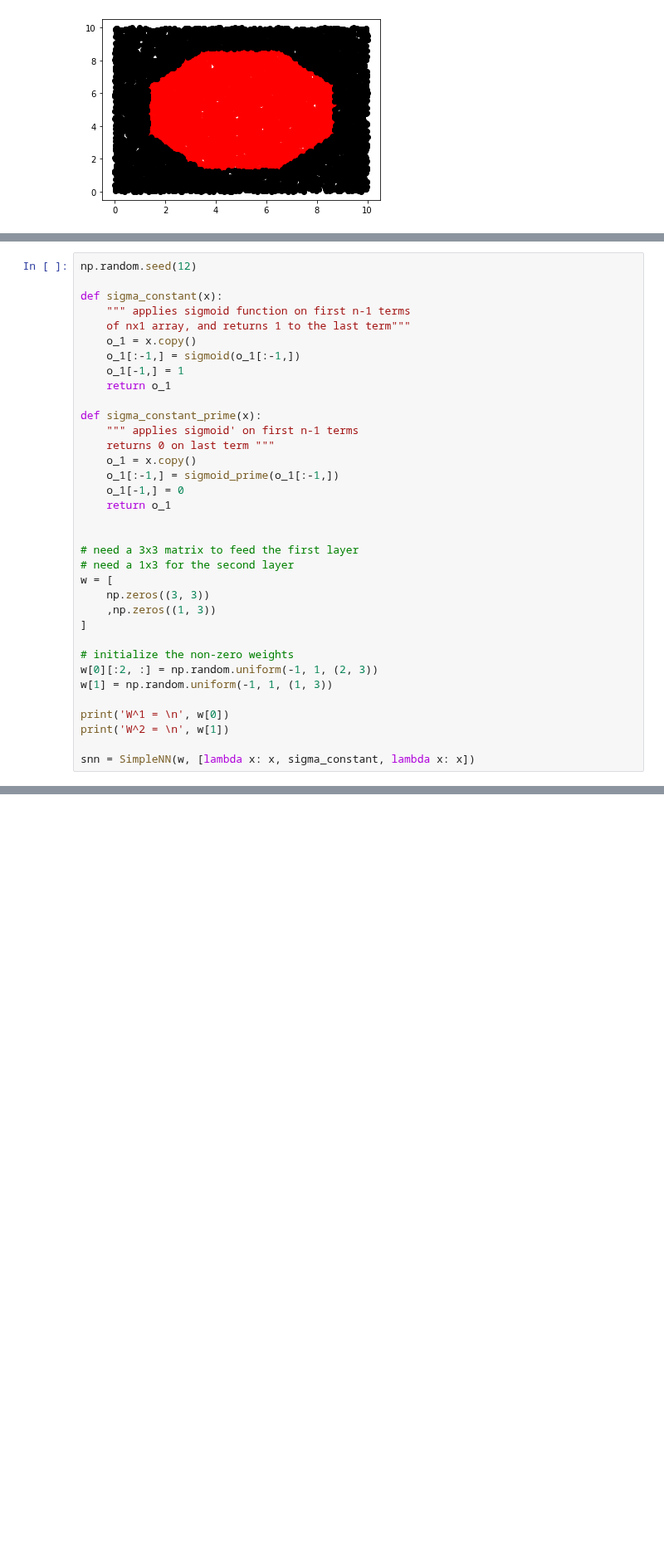
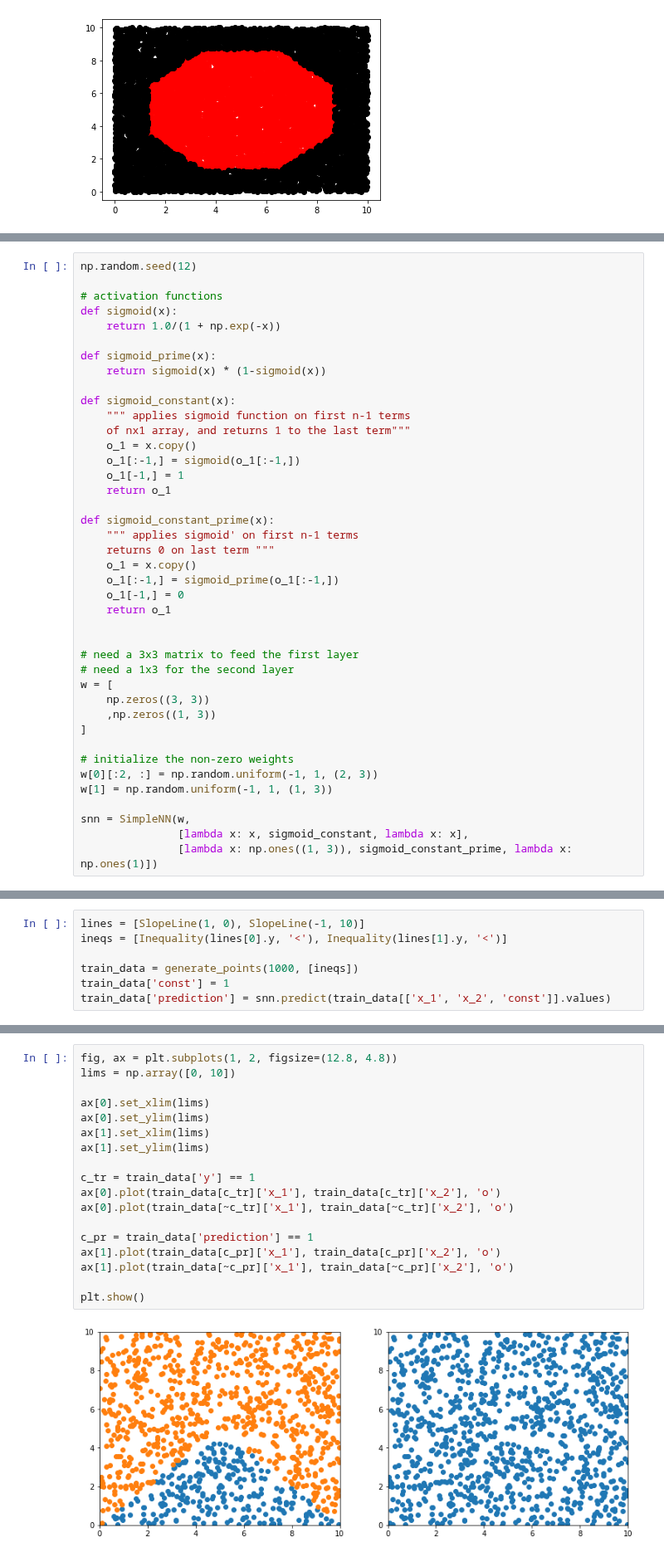
Before and after one commit to kevinnowland/kevinnowland.github.io, a Jupyter notebook: code/_notebooks/Backpropogation.ipynb, the cells around one changed output, grey strips where cells are left out. Shown at 83% size. Cells and saved outputs as stored; diff of their text form; blank space fills up the shorter version.

```diff
--- a/code/_notebooks/Backpropogation.ipynb
+++ b/code/_notebooks/Backpropogation.ipynb
@@ -246,7 +295,14 @@ def sigmoid_prime(x):
 # %%
 np.random.seed(12)
 
-def sigma_constant(x):
+# activation functions
+def sigmoid(x):
+    return 1.0/(1 + np.exp(-x))
+
+def sigmoid_prime(x):
+    return sigmoid(x) * (1-sigmoid(x))
+
+def sigmoid_constant(x):
     """ applies sigmoid function on first n-1 terms
     of nx1 array, and returns 1 to the last term"""
     o_1 = x.copy()
@@ -254,7 +310,7 @@ def sigma_constant(x):
     o_1[-1,] = 1
     return o_1
 
-def sigma_constant_prime(x):
+def sigmoid_constant_prime(x):
     """ applies sigmoid' on first n-1 terms
     returns 0 on last term """
     o_1 = x.copy()
@@ -274,7 +330,6 @@ w = [
 w[0][:2, :] = np.random.uniform(-1, 1, (2, 3))
 w[1] = np.random.uniform(-1, 1, (1, 3))
 
-print('W^1 = \n', w[0])
-print('W^2 = \n', w[1])
-
-snn = SimpleNN(w, [lambda x: x, sigma_constant, lambda x: x])
+snn = SimpleNN(w,
+               [lambda x: x, sigmoid_constant, lambda x: x],
+               [lambda x: np.ones((1, 3)), sigmoid_constant_prime, lambda x: np.ones(1)])
@@ -287,0 +336,7 @@ W^2 =
+# %%
+lines = [SlopeLine(1, 0), SlopeLine(-1, 10)]
+ineqs = [Inequality(lines[0].y, '<'), Inequality(lines[1].y, '<')]
+
+train_data = generate_points(1000, [ineqs])
+train_data['const'] = 1
+train_data['prediction'] = snn.predict(train_data[['x_1', 'x_2', 'const']].values)
@@ -288,3 +347,23 @@ W^2 =
+# %%
+fig, ax = plt.subplots(1, 2, figsize=(12.8, 4.8))
+lims = np.array([0, 10])
+
+ax[0].set_xlim(lims)
+ax[0].set_ylim(lims)
+ax[1].set_xlim(lims)
+ax[1].set_ylim(lims)
+
+c_tr = train_data['y'] == 1
+ax[0].plot(train_data[c_tr]['x_1'], train_data[c_tr]['x_2'], 'o')
+ax[0].plot(train_data[~c_tr]['x_1'], train_data[~c_tr]['x_2'], 'o')
+
+c_pr = train_data['prediction'] == 1
+ax[1].plot(train_data[c_pr]['x_1'], train_data[c_pr]['x_2'], 'o')
+ax[1].plot(train_data[~c_pr]['x_1'], train_data[~c_pr]['x_2'], 'o')
+
+plt.show()
+# %% [output]
+[figure, added]
 # %% [markdown]
 ## Backpropagation
 
```
Also changed, not shown: parts of 4 cells of this notebook.
